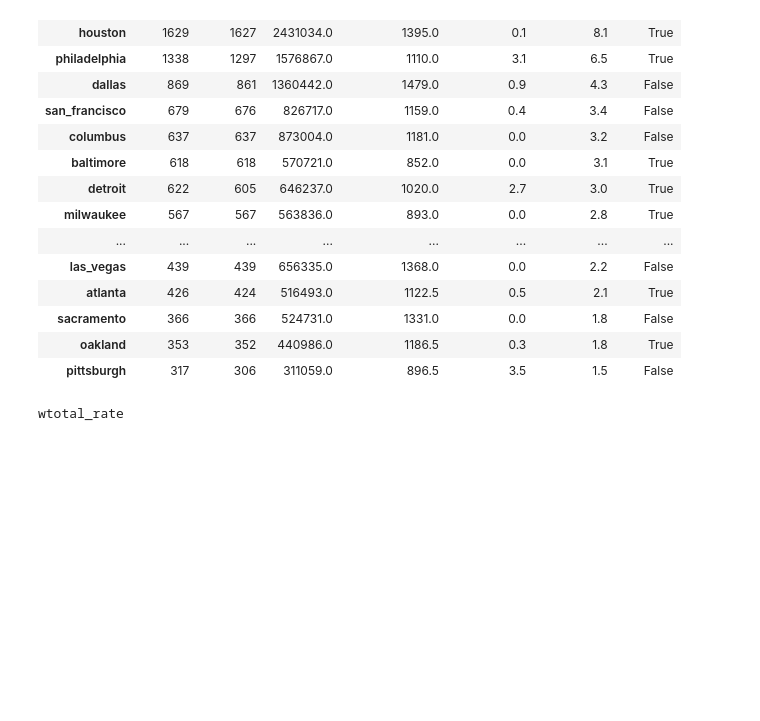
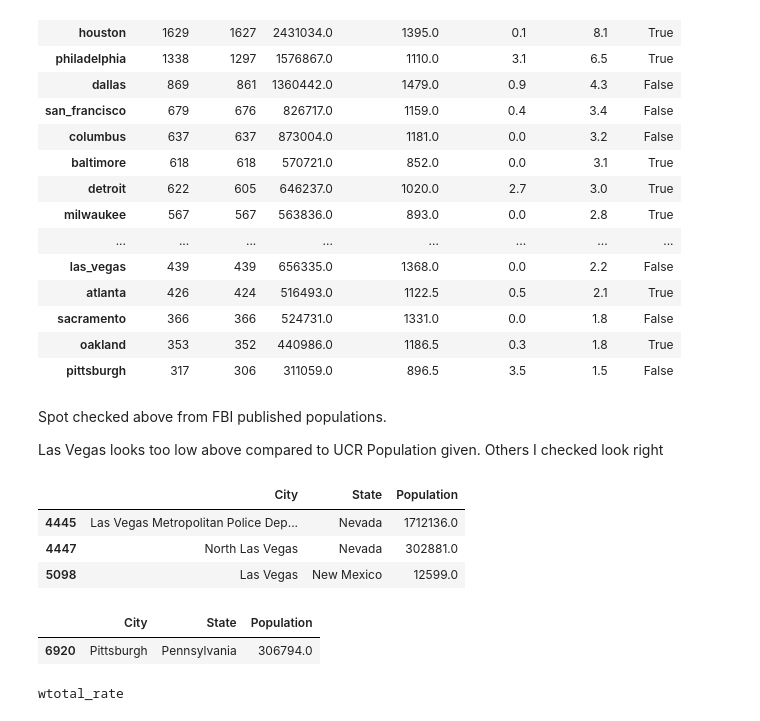
Before and after one commit to joglick-clgx/crime-idx-2026, a Jupyter notebook: notebooks/regression_modelling/distributions/01_eda_01_counts_medians.ipynb, the cells around one changed output. Drawn from its saved outputs; the diff is of its cells as text; code cells hidden in the pictures; blank space fills up the shorter version.

```diff
--- a/notebooks/regression_modelling/distributions/01_eda_01_counts_medians.ipynb
+++ b/notebooks/regression_modelling/distributions/01_eda_01_counts_medians.ipynb
@@ -155,21 +140,28 @@ inv.sort_values("bgs_kept", ascending=False)
 | sacramento | 366 | 366 | 524731.0 | 1331.0 | 0.0 | 1.8 | False |
 | oakland | 353 | 352 | 440986.0 | 1186.5 | 0.3 | 1.8 | True |
 | pittsburgh | 317 | 306 | 311059.0 | 896.5 | 3.5 | 1.5 | False |
+# %% [markdown]
+Spot checked above from FBI published populations.
+
+Las Vegas looks too low above compared to UCR Population given. Others I checked look right
 # %%
-#Spot checked above from FBI published populations:
-"""
 #open offenses by city_df
 year = 2025
 city_file = f"Table_8_Offenses_Known_to_Law_Enforcement_by_State_by_City_{year}.xlsx"
 city_df=pd.read_excel(f"{gcs_path}/crime/{year}/{city_file}",header=3)
 #check population by city name
 lookup = city_df[city_df['City'].notna()]
 lookup.loc[lookup['City'].str.contains("Las Vegas"),['City','State','Population']].sort_values(by='Population', ascending = False)
-"""
-#Las Vegas looks like it could be missing some areas. The rest I checked look right
-
-#City	                                    State	Population
-# Las Vegas Metropolitan Police Department	Nevada	1712136.0
+# %% [output]
+|  | City | State | Population |
+| 4445 | Las Vegas Metropolitan Police Dep... | Nevada | 1712136.0 |
+| 4447 | North Las Vegas | Nevada | 302881.0 |
+| 5098 | Las Vegas | New Mexico | 12599.0 |
+# %%
+lookup.loc[lookup['City'].str.contains("Pittsburgh"),['City','State','Population']].sort_values(by='Population', ascending = False)
+# %% [output]
+|  | City | State | Population |
+| 6920 | Pittsburgh | Pennsylvania | 306794.0 |
 # %%
 # Helper to examine summary stats
 def target_summary(df, col):
```
Also changed, not shown: parts of 5 cells of this notebook.
